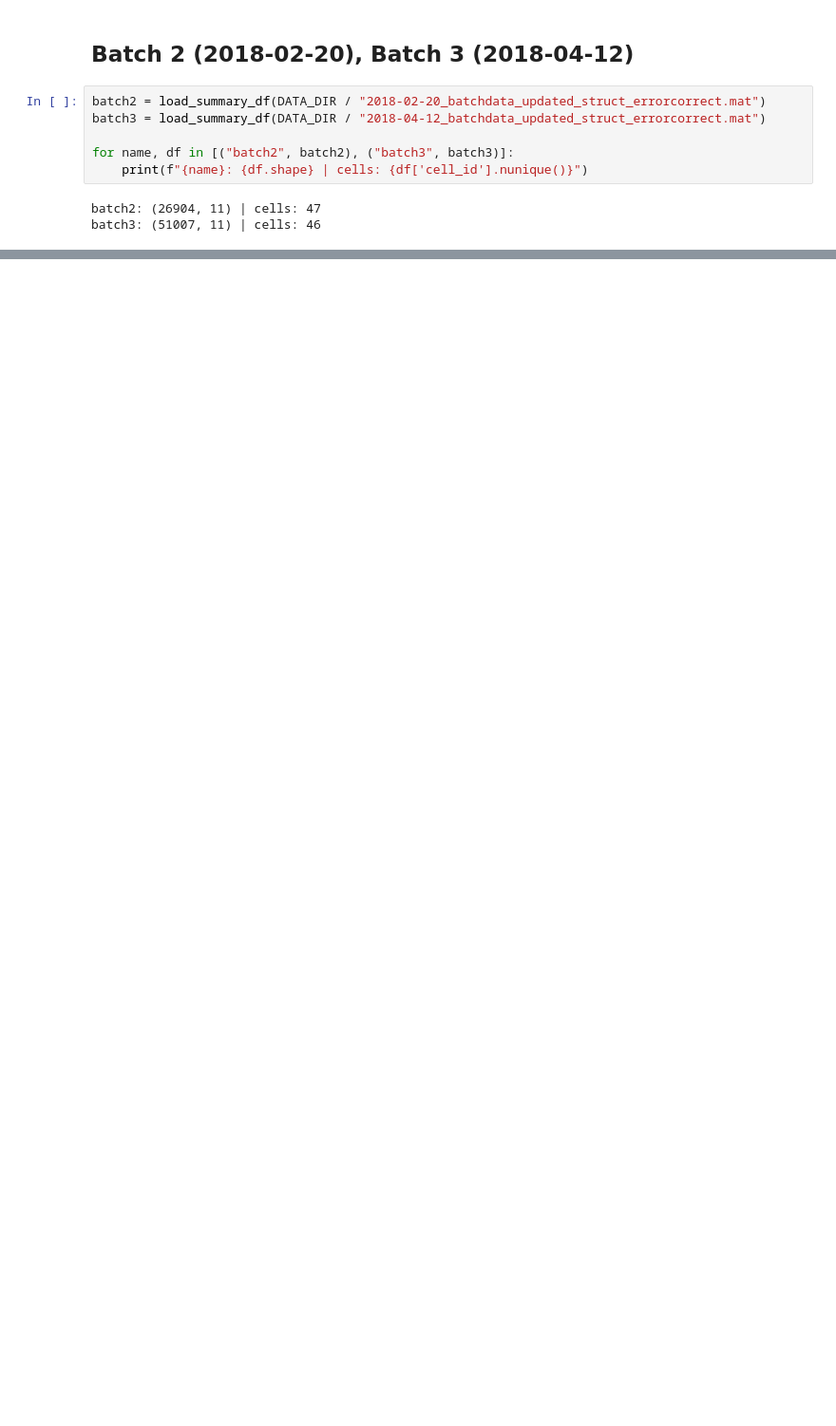
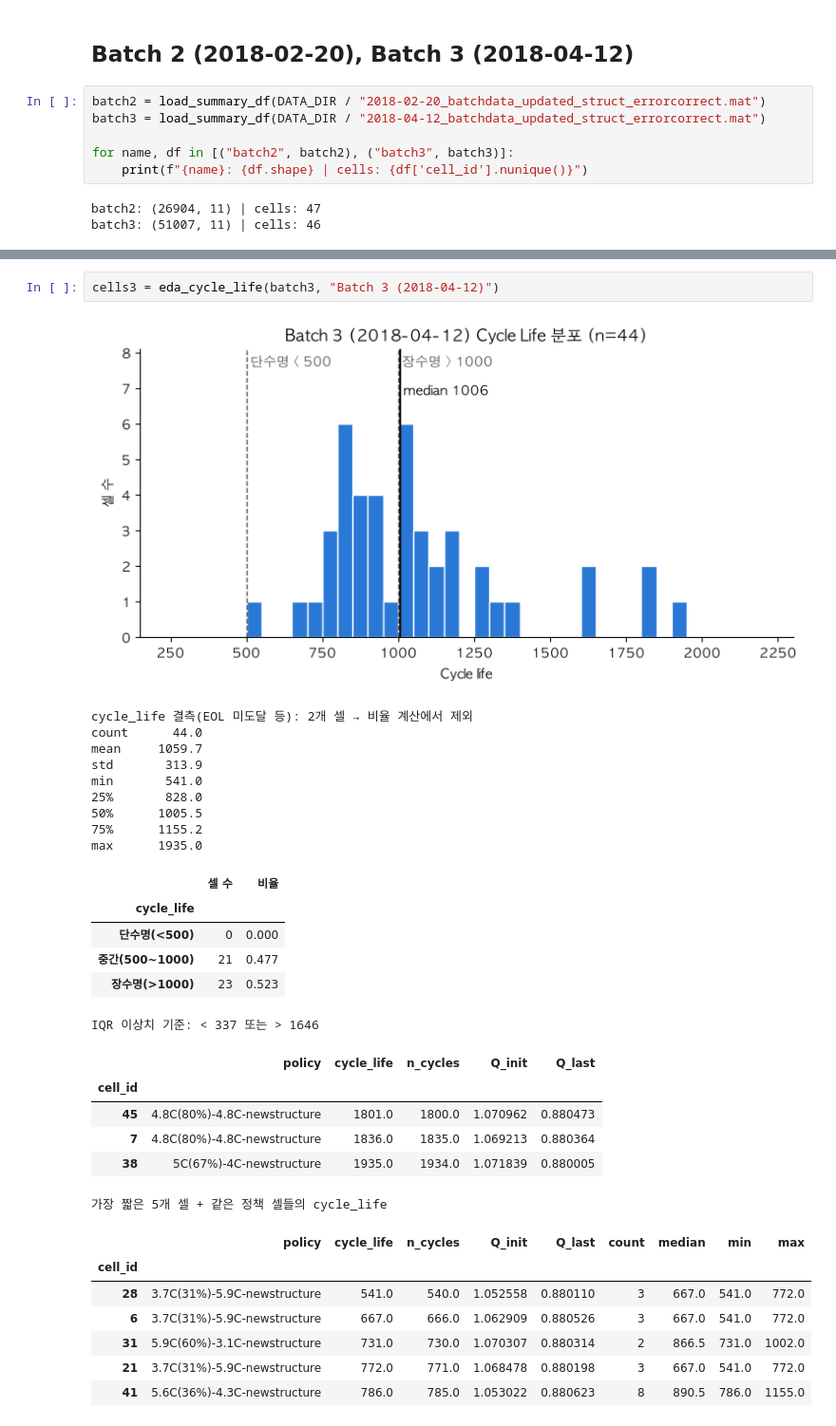
Before and after one commit to heojiwon2/skala-mini2-jiwonhyeck, a Jupyter notebook: day_1_jiwon.ipynb, the cells around one changed output, grey strips where cells are left out. Shown at 95% size. Saved outputs shown, nothing was run; the diff lists cells and outputs as text; blank space fills up the shorter version.

```diff
--- a/day_1_jiwon.ipynb
+++ b/day_1_jiwon.ipynb
@@ -85,0 +210,32 @@ print(batch1.head())
+# %%
+cells3 = eda_cycle_life(batch3, "Batch 3 (2018-04-12)")
+# %% [output]
+[figure, added]
+cycle_life 결측(EOL 미도달 등): 2개 셀 → 비율 계산에서 제외
+count      44.0
+mean     1059.7
+std       313.9
+min       541.0
+25%       828.0
+50%      1005.5
+75%      1155.2
+max      1935.0
+|  | 셀 수 | 비율 |
+| cycle_life |  |  |
+| 단수명(<500) | 0 | 0.000 |
+| 중간(500~1000) | 21 | 0.477 |
+| 장수명(>1000) | 23 | 0.523 |
+IQR 이상치 기준: < 337 또는 > 1646
+|  | policy | cycle_life | n_cycles | Q_init | Q_last |
+| cell_id |  |  |  |  |  |
+| 45 | 4.8C(80%)-4.8C-newstructure | 1801.0 | 1800.0 | 1.070962 | 0.880473 |
+| 7 | 4.8C(80%)-4.8C-newstructure | 1836.0 | 1835.0 | 1.069213 | 0.880364 |
+| 38 | 5C(67%)-4C-newstructure | 1935.0 | 1934.0 | 1.071839 | 0.880005 |
+가장 짧은 5개 셀 + 같은 정책 셀들의 cycle_life
+|  | policy | cycle_life | n_cycles | Q_init | Q_last | count | median | min | max |
+| cell_id |  |  |  |  |  |  |  |  |  |
+| 28 | 3.7C(31%)-5.9C-newstructure | 541.0 | 540.0 | 1.052558 | 0.880110 | 3 | 667.0 | 541.0 | 772.0 |
+| 6 | 3.7C(31%)-5.9C-newstructure | 667.0 | 666.0 | 1.062909 | 0.880526 | 3 | 667.0 | 541.0 | 772.0 |
+| 31 | 5.9C(60%)-3.1C-newstructure | 731.0 | 730.0 | 1.070307 | 0.880314 | 2 | 866.5 | 731.0 | 1002.0 |
+| 21 | 3.7C(31%)-5.9C-newstructure | 772.0 | 771.0 | 1.068478 | 0.880198 | 3 | 667.0 | 541.0 | 772.0 |
+| 41 | 5.6C(36%)-4.3C-newstructure | 786.0 | 785.0 | 1.053022 | 0.880623 | 8 | 890.5 | 786.0 | 1155.0 |
```
Also changed, not shown: parts of 45 cells of this notebook.
